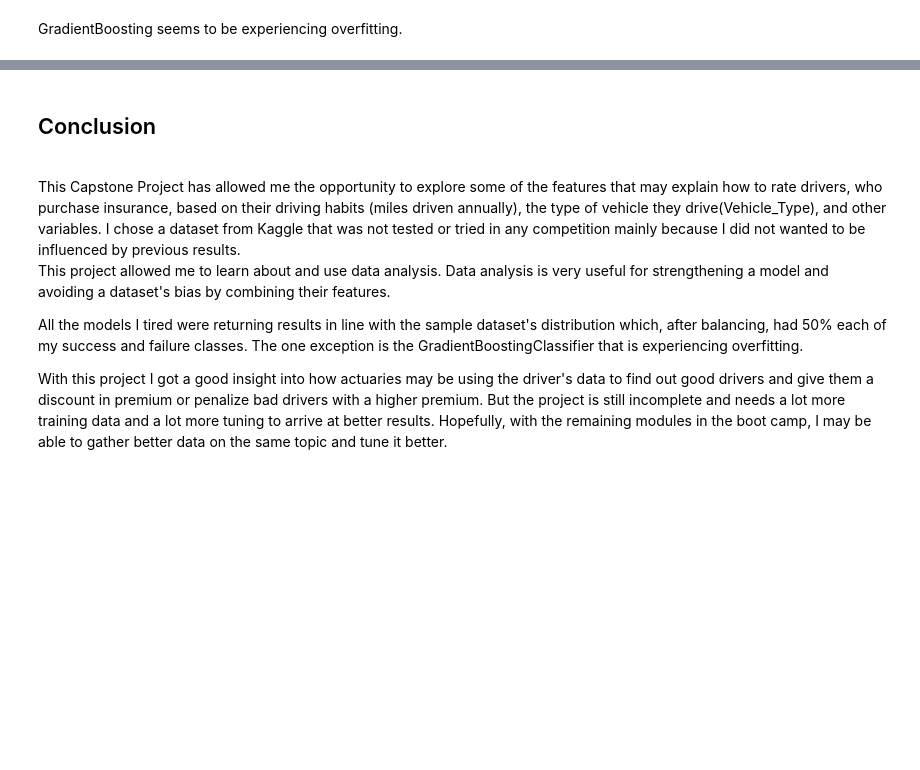
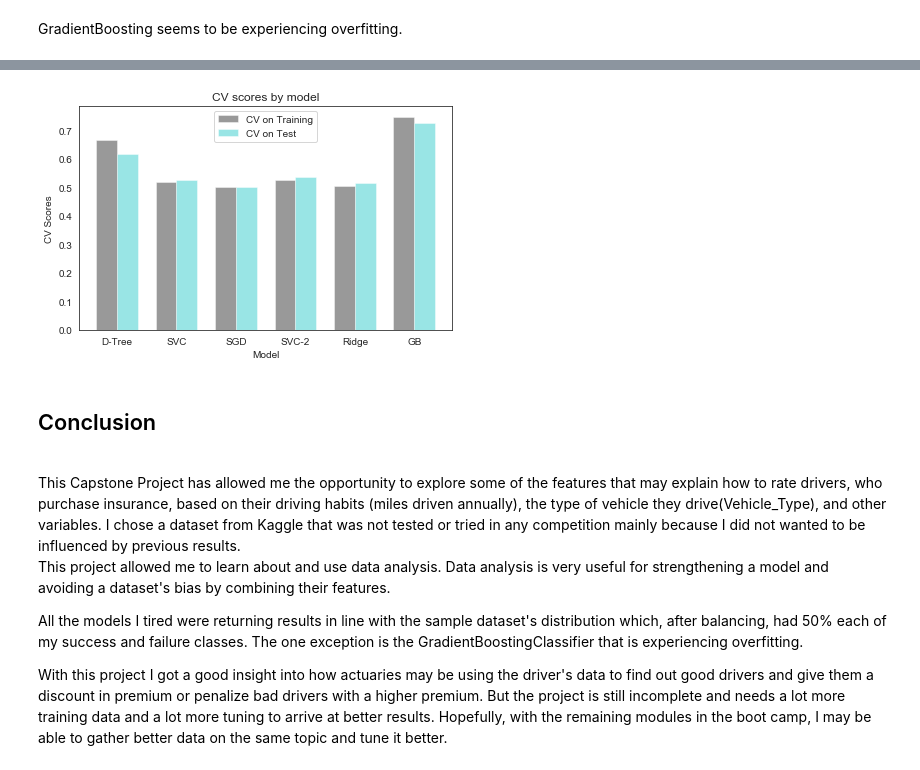
Before and after one commit to mu-mandayam/DataScience, a Jupyter notebook: Sup_Learning_Capstone_Safe_Driver.ipynb, the cells around one changed output, grey strips where cells are left out. Saved outputs shown, nothing was run; the diff lists cells and outputs as text; code cells hidden in the pictures; blank space fills up the shorter version.

```diff
--- a/Sup_Learning_Capstone_Safe_Driver.ipynb
+++ b/Sup_Learning_Capstone_Safe_Driver.ipynb
@@ -624,0 +631,5 @@ clf.score(X_train, y_train)
+# %%
+sgd_train_score = cross_val_score(clf, X_train, y_train, cv=5)
+sgd_test_score = cross_val_score(clf, X_test, y_test, cv=5)
+print(sgd_train_score)
+print(sgd_test_score)
@@ -654,3 +660,8 @@ classifier = SVC(C=10, cache_size=200, class_weight='balanced', coef0=0.0,
 classifier = classifier.fit(X_train, y_train)
 
 y_predict = classifier.predict(X_train)
+# %%
+svc_2_train_score = cross_val_score(classifier, X_train, y_train, cv=5)
+svc_2_test_score = cross_val_score(classifier, X_test, y_test, cv=5)
+print(svc_2_train_score)
+print(svc_2_test_score)
@@ -681,3 +687,8 @@ from sklearn.linear_model import RidgeClassifier
 clf = RidgeClassifier().fit(X_train, y_train)
 clf.score(X_train, y_train)
 y_predict = classifier.predict(X_train)
+# %%
+ridge_train_score = cross_val_score(clf, X_train, y_train, cv=5)
+ridge_test_score = cross_val_score(clf, X_test, y_test, cv=5)
+print(ridge_train_score)
+print(ridge_test_score)
@@ -723,5 +730,7 @@ Each Cross Validated Accuracy:
 
 Overall Gradient Boosted Classifier Accuracy: 0.75 (+/- 0.01)
+# %%
+CLF_test_score = cross_val_score(clf, X_test, y_test, cv=5)
 # %%
 y_predict = clf.predict(X_train)
 target_names = ['Safe Driver', 'Non-safe Driver']
@@ -745,3 +866,56 @@ GradientBoosting seems to be experiencing overfitting.
+# %%
+# Cross Validation scores that can be plotted for visuals
+
+import numpy as np
+import matplotlib.pyplot as plt
+from matplotlib.ticker import MaxNLocator
+from collections import namedtuple
+
+n_groups = 6
+
+cv_train = (dt_train_scores[0],
+            svc_train_score[0],
+            sgd_train_score[0],
+            svc_2_train_score[0],
+            ridge_train_score[0],
+            CLF_score[0])
+
+cv_test = (dt_test_scores[0],
+           svc_test_score[0],
+           sgd_test_score[0],
+           svc_2_test_score[0],
+           ridge_test_score[0],
+           CLF_test_score[0])
+
+fig, ax = plt.subplots()
+
+index = np.arange(n_groups)
+bar_width = 0.35
+
+opacity = 0.4
+error_config = {'ecolor': '0.3'}
+
+rects1 = ax.bar(index, cv_train, bar_width,
+                alpha=opacity, color='k',
+                error_kw=error_config,
+                label='CV on Training')
+
+rects2 = ax.bar(index + bar_width, cv_test, bar_width,
+                alpha=opacity, color='c',
+                error_kw=error_config,
+                label='CV on Test')
+
+ax.set_xlabel('Model')
+ax.set_ylabel('CV Scores')
+ax.set_title('CV scores by model')
+ax.set_xticks(index + bar_width / 2)
+ax.set_xticklabels(('D-Tree', 'SVC', 'SGD', 'SVC-2', 'Ridge', 'GB'))
+ax.legend()
+
+fig.tight_layout()
+plt.show()
+# %% [output]
+[figure, added]
 # %% [markdown]
 <h2>Conclusion</h2><br>
 This Capstone Project has allowed me the opportunity to explore some of the features that may explain how to rate drivers, who purchase insurance, based on their driving habits (miles driven annually), the type of vehicle they drive(Vehicle_Type), and other variables. I chose a dataset from Kaggle that was not tested or tried in any competition mainly because I did not wanted to be influenced by previous results.<br>
```
Also changed, not shown: parts of 28 cells of this notebook.
